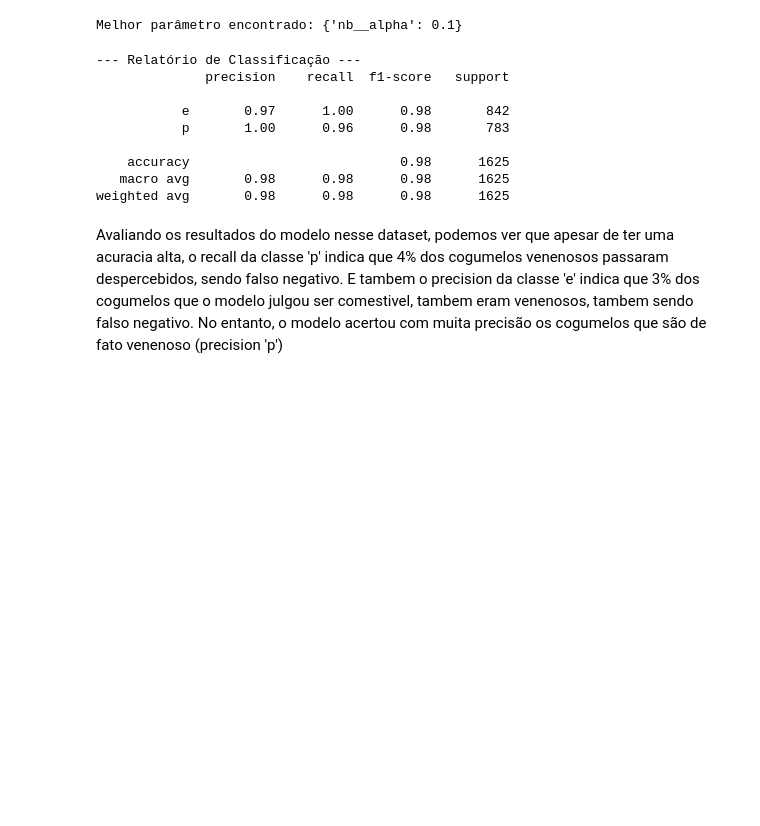
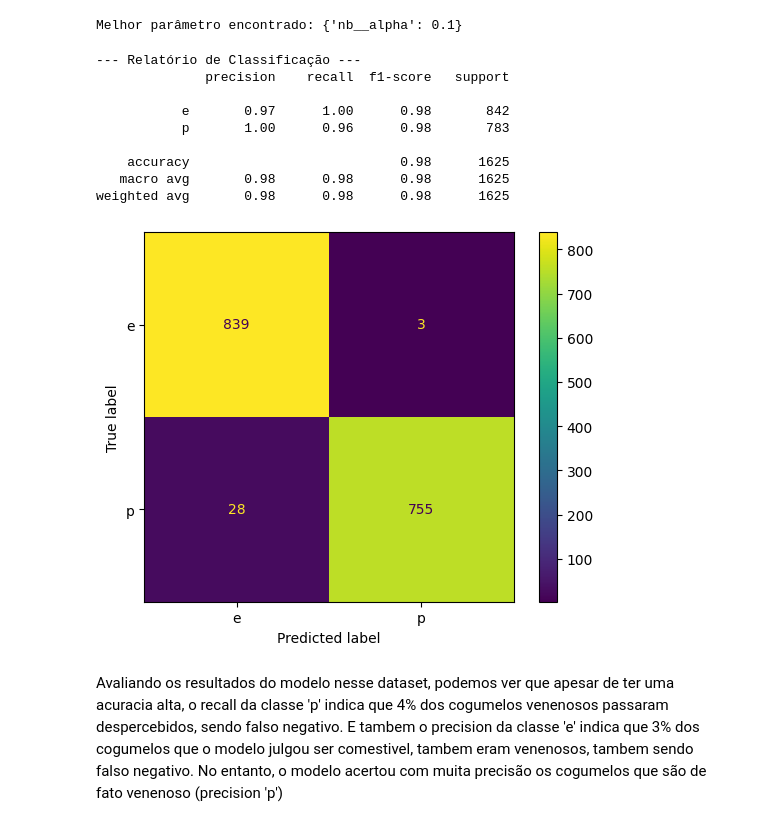
Before and after one commit to DanielBR0612/supervised-machine-learning, a Jupyter notebook: atividade_2.2.ipynb, the cells around one changed output. Drawn from its saved outputs; the diff is of its cells as text; code cells hidden in the pictures; blank space fills up the shorter version.

```diff
--- a/atividade_2.2.ipynb
+++ b/atividade_2.2.ipynb
@@ -69,21 +70,25 @@ Melhor parâmetro encontrado: {'nb__alpha': 0.1}
 # %%
 y_pred_cogumelo = grid_nb.predict(X_test_cogumelo)
 
 print("\n--- Relatório de Classificação ---")
 print(classification_report(y_test_cogumelo, y_pred_cogumelo, target_names=le.classes_))
 
 cm = confusion_matrix(y_test_cogumelo, y_pred_cogumelo)
 disp = ConfusionMatrixDisplay(confusion_matrix=cm, display_labels=le.classes_)
+
+disp.plot()
+plt.show()
 # %% [output]
 --- Relatório de Classificação ---
               precision    recall  f1-score   support
 
            e       0.97      1.00      0.98       842
            p       1.00      0.96      0.98       783
 
     accuracy                           0.98      1625
    macro avg       0.98      0.98      0.98      1625
 weighted avg       0.98      0.98      0.98      1625
+[figure, added]
 # %% [markdown]
 Avaliando os resultados do modelo nesse dataset, podemos ver que apesar de ter uma acuracia alta, o recall da classe 'p' indica que 4% dos cogumelos venenosos passaram despercebidos, sendo falso negativo. E tambem o precision da classe 'e' indica que 3% dos cogumelos que o modelo julgou ser comestivel, tambem eram venenosos, tambem sendo falso negativo. No entanto, o modelo acertou com muita precisão os cogumelos que são de fato venenoso (precision 'p')
 # %% [markdown]
```
Also changed, not shown: parts of 10 cells of this notebook.
